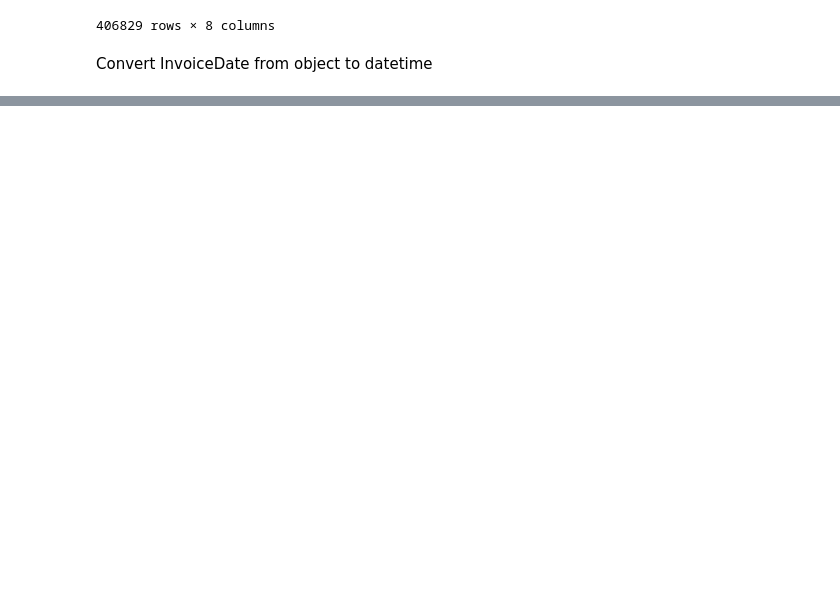
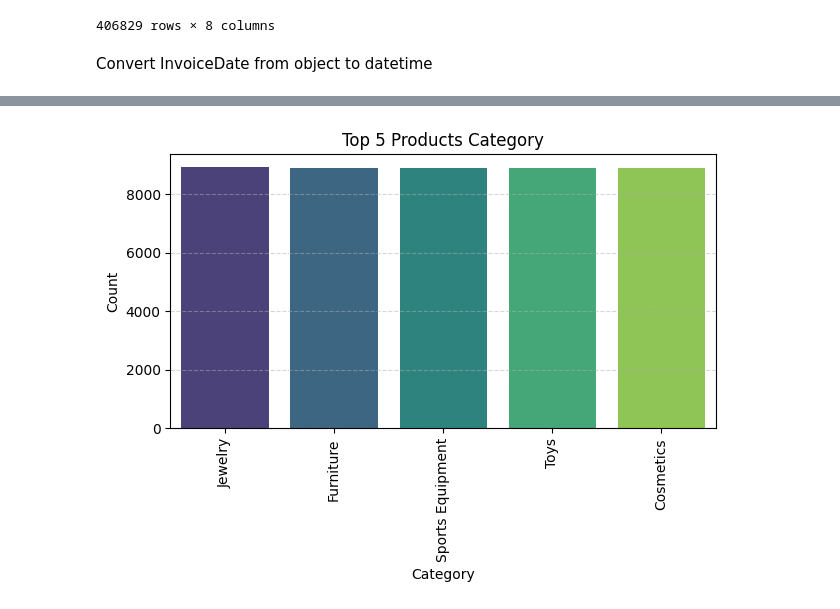
Before and after one commit to deCrystals/cohort_analysis, a Jupyter notebook: cohort.ipynb, the cells around one changed output, grey strips where cells are left out. Drawn from its saved outputs; the diff is of its cells as text; code cells hidden in the pictures; blank space fills up the shorter version.

```diff
--- a/cohort.ipynb
+++ b/cohort.ipynb
@@ -125,0 +182,8 @@ df.describe()
+# %%
+#Number of Category(Distribution) by Products(Stock code)
+Category = df.groupby('Description')['StockCode'].nunique().reset_index(name='Count')
+Category= Category.sort_values(by='Count', ascending=False).reset_index()
+Category
+
+
+#df.groupby('Description')['StockCode'].value_counts()
@@ -125,0 +202,11 @@ df.describe()
+# %%
+sns.barplot(data = Category.head(5), x='Description', y='Count', hue='Description', palette ='viridis')
+plt.title("Top 5 Products Category")
+plt.ylabel("Count")
+plt.xlabel("Category")
+plt.grid(True, axis='y', linestyle='--', alpha=0.5)
+plt.xticks(rotation=90)
+plt.tight_layout()
+plt.show()
+# %% [output]
+[figure, added]
```
Also changed, not shown: parts of 14 cells of this notebook.
